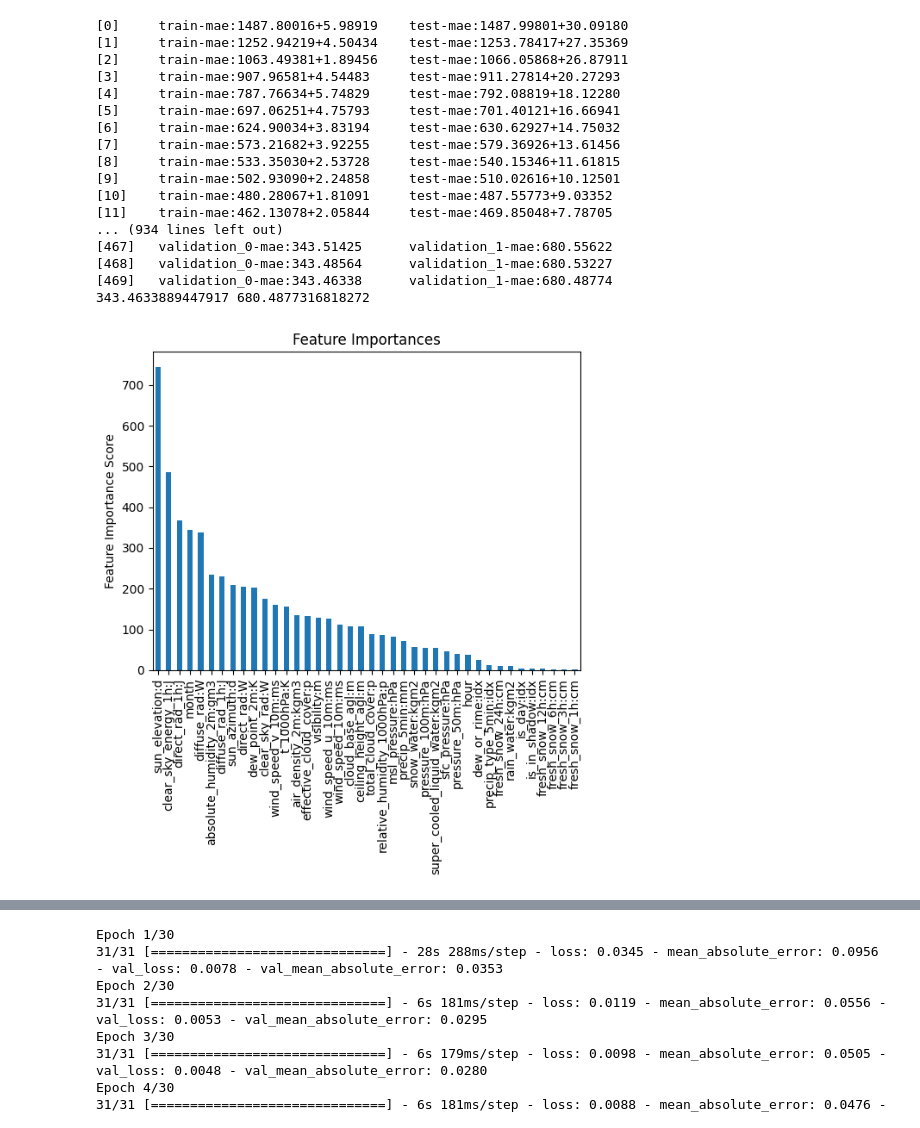
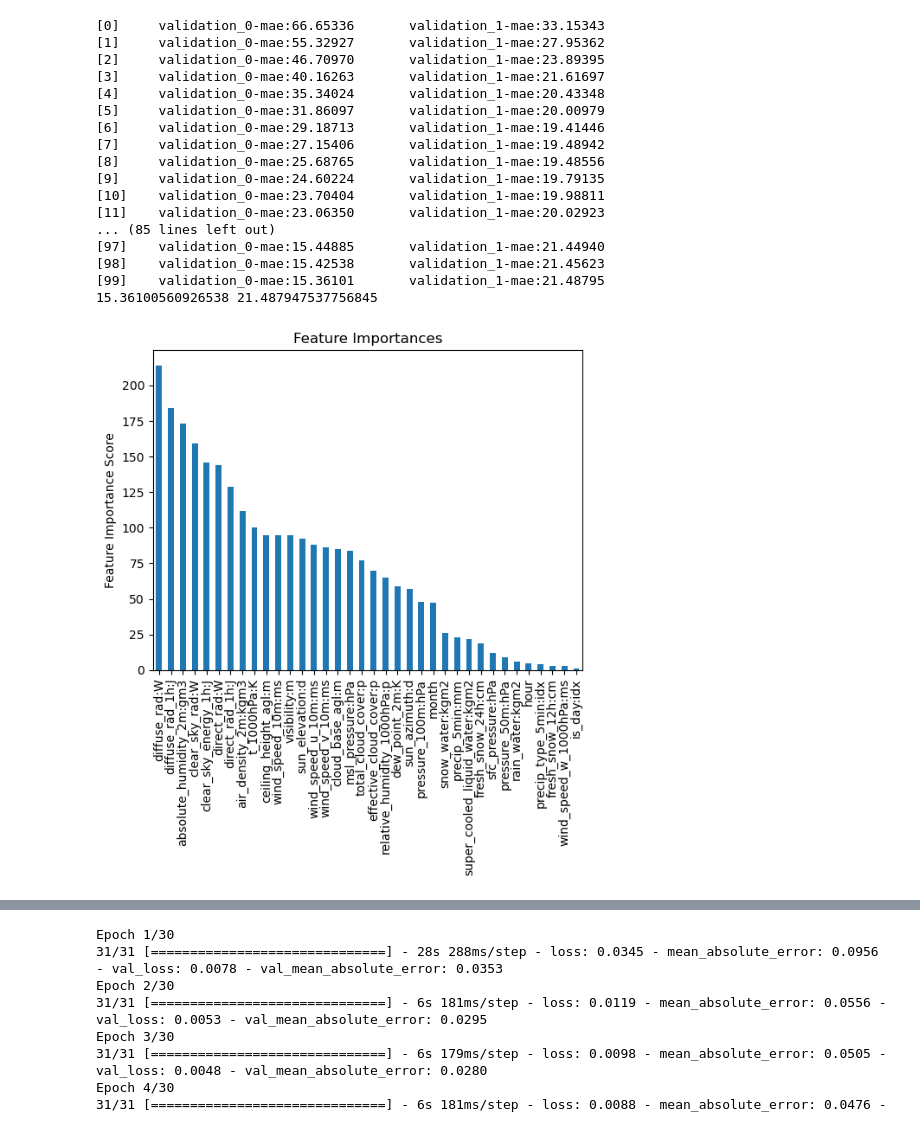
Before and after one commit to MartinSkatvedt/TDT4173-Machine-Learning, a Jupyter notebook: read_files.ipynb, the cells around one changed output, grey strips where cells are left out. Saved outputs shown, nothing was run; the diff lists cells and outputs as text; code cells hidden in the pictures.

Commit message:
add more models

```diff
--- a/read_files.ipynb
+++ b/read_files.ipynb
@@ -280,0 +235,7 @@ sns.heatmap(pd.DataFrame(corr_with_target))
+# %%
+train_data_c = train_data_c[5800:]
+train_data_b = train_data_b.drop(train_data_b.index[13410:14460])
+train_data_b = train_data_b.reset_index()
+train_data_c = train_data_c.reset_index()
+train_data_b = train_data_b.drop(['index'], axis=1)
+train_data_c = train_data_c.drop(['index'], axis=1)
@@ -336,40 +375,39 @@ gc.collect()
 # %%
-xgb1 = xgb.XGBRegressor(
- device='cuda',
+model_c = xgb.XGBRegressor(
+ #device='cuda',
  learning_rate =0.2,
- n_estimators=2000,
+ n_estimators=100,
  max_depth=5,
- min_child_weight=2,
+ min_child_weight=1,
  gamma=0.0,
- reg_alpha=96,
- subsample=0.9,
- colsample_bytree=0.85,
- objective= 'reg:absoluteerror',
+ subsample=0.8,
+ colsample_bytree=0.8,
  nthread=4,
  seed=42,
  eval_metric= 'mae',
- booster='gbtree'
+ scale_pos_weight=1,
+ booster='gbtree',
 )
 
-modelfit(xgb1, train_data_a, train_a_y, val_data_a, val_a_y, useTrainCV = True)
-#modelfit(xgb1, train_data_a, train_a_y, useTrainCV=False)
-#modelfit_core(params, train_data_a, train_a_y, val_data_a, val_a_y, useTrainCV=True, n_boost=1000)
+
+
+modelfit(model_c, train_data_c, train_c_y, val_data_c, val_c_y, useTrainCV = False)
 # %% [output]
-[0]     train-mae:1487.80016+5.98919    test-mae:1487.99801+30.09180
-[1]     train-mae:1252.94219+4.50434    test-mae:1253.78417+27.35369
-[2]     train-mae:1063.49381+1.89456    test-mae:1066.05868+26.87911
-[3]     train-mae:907.96581+4.54483     test-mae:911.27814+20.27293
-[4]     train-mae:787.76634+5.74829     test-mae:792.08819+18.12280
-[5]     train-mae:697.06251+4.75793     test-mae:701.40121+16.66941
-[6]     train-mae:624.90034+3.83194     test-mae:630.62927+14.75032
-[7]     train-mae:573.21682+3.92255     test-mae:579.36926+13.61456
-[8]     train-mae:533.35030+2.53728     test-mae:540.15346+11.61815
-[9]     train-mae:502.93090+2.24858     test-mae:510.02616+10.12501
-[10]    train-mae:480.28067+1.81091     test-mae:487.55773+9.03352
-[11]    train-mae:462.13078+2.05844     test-mae:469.85048+7.78705
-... (934 lines left out)
-[467]   validation_0-mae:343.51425      validation_1-mae:680.55622
-[468]   validation_0-mae:343.48564      validation_1-mae:680.53227
-[469]   validation_0-mae:343.46338      validation_1-mae:680.48774
-343.4633889447917 680.4877316818272
+[0]     validation_0-mae:66.65336       validation_1-mae:33.15343
+[1]     validation_0-mae:55.32927       validation_1-mae:27.95362
+[2]     validation_0-mae:46.70970       validation_1-mae:23.89395
+[3]     validation_0-mae:40.16263       validation_1-mae:21.61697
+[4]     validation_0-mae:35.34024       validation_1-mae:20.43348
+[5]     validation_0-mae:31.86097       validation_1-mae:20.00979
+[6]     validation_0-mae:29.18713       validation_1-mae:19.41446
+[7]     validation_0-mae:27.15406       validation_1-mae:19.48942
+[8]     validation_0-mae:25.68765       validation_1-mae:19.48556
+[9]     validation_0-mae:24.60224       validation_1-mae:19.79135
+[10]    validation_0-mae:23.70404       validation_1-mae:19.98811
+[11]    validation_0-mae:23.06350       validation_1-mae:20.02923
+... (85 lines left out)
+[97]    validation_0-mae:15.44885       validation_1-mae:21.44940
+[98]    validation_0-mae:15.42538       validation_1-mae:21.45623
+[99]    validation_0-mae:15.36101       validation_1-mae:21.48795
+15.36100560926538 21.487947537756845
-[figure, old version]
+[figure, new version]
```
Also changed, not shown: parts of 24 cells of this notebook, 1 other file.
